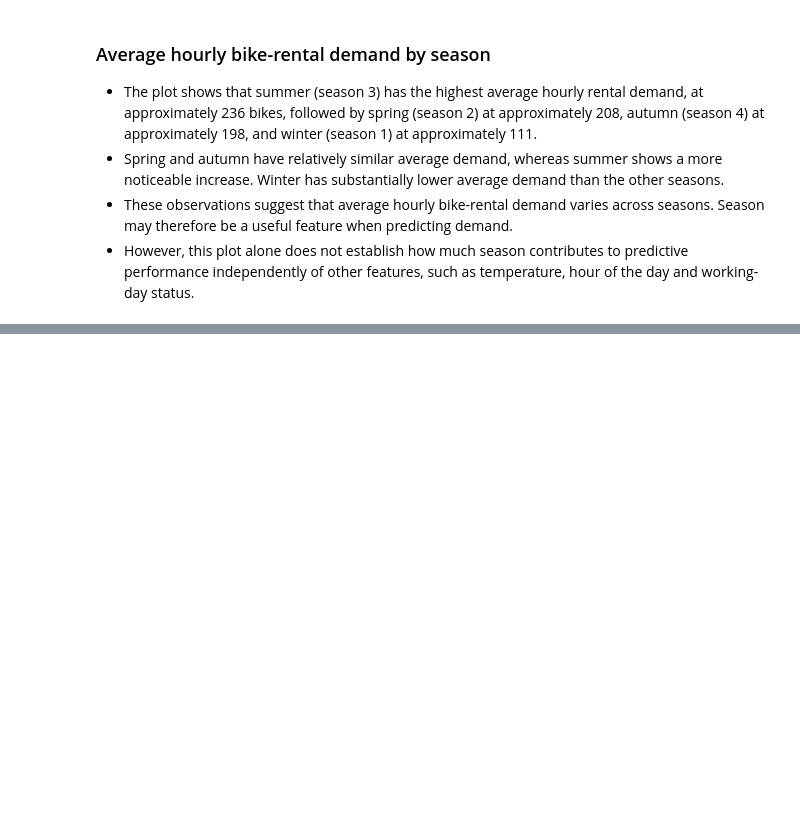
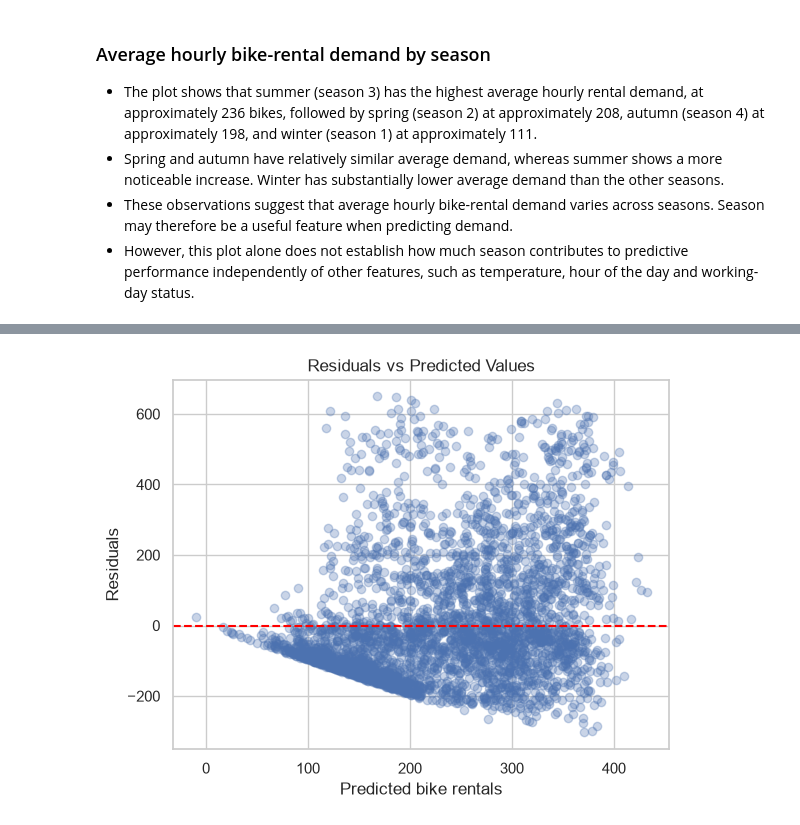
Before and after one commit to GregJackalis/bike-rental-demand-predictor, a Jupyter notebook: notebooks/prediction.ipynb, the cells around one changed output, grey strips where cells are left out. Cells and saved outputs as stored; diff of their text form; code cells hidden in the pictures; blank space fills up the shorter version.

```diff
--- a/notebooks/prediction.ipynb
+++ b/notebooks/prediction.ipynb
@@ -423,0 +646,14 @@ plt.show()
+# %%
+residuals = test_targets - model_predictions
+
+plt.scatter(model_predictions, residuals, alpha=0.3)
+
+plt.axhline(y=0, color="red", linestyle="--")
+
+plt.xlabel("Predicted bike rentals")
+plt.ylabel("Residuals")
+plt.title("Residuals vs Predicted Values")
+
+plt.show()
+# %% [output]
+[figure, added]
```
Also changed, not shown: parts of 33 cells of this notebook.
